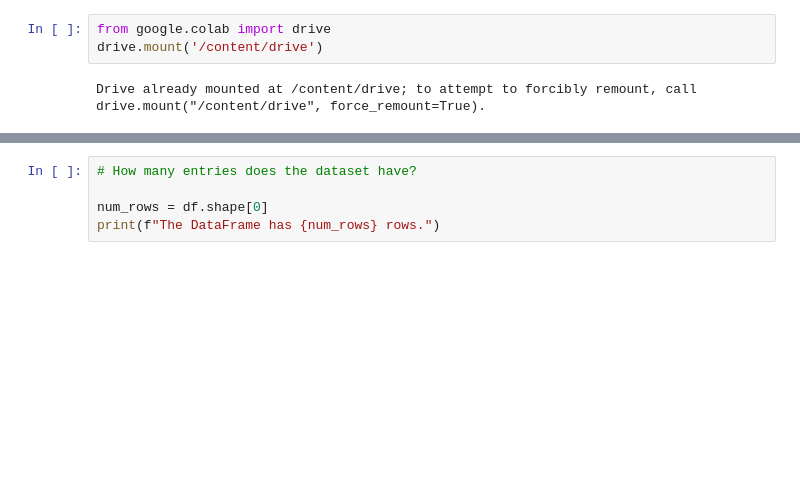
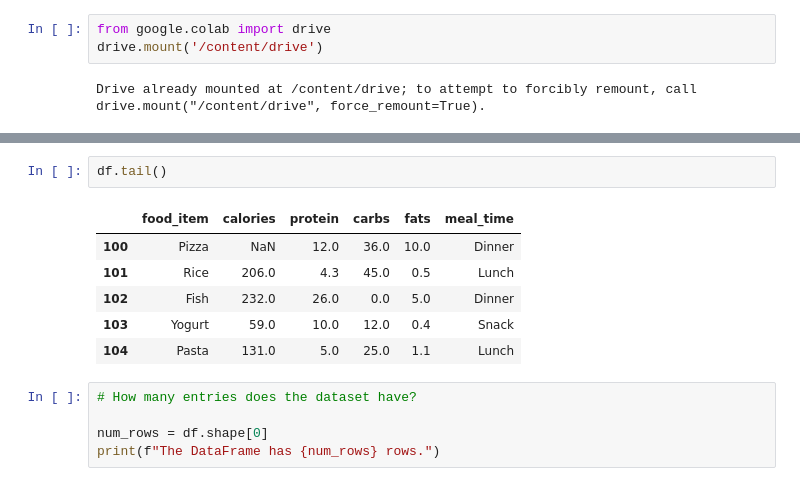
Before and after one commit to zpsy-hub/Data-Mining-Principles, a Jupyter notebook: Data_Mining_Practice_Activities.ipynb, the cells around one changed output, grey strips where cells are left out. Saved outputs shown, nothing was run; the diff lists cells and outputs as text; blank space fills up the shorter version.

```diff
--- a/Data_Mining_Practice_Activities.ipynb
+++ b/Data_Mining_Practice_Activities.ipynb
@@ -46,3 +46,12 @@ print(df.head())
+# %%
+df.tail()
+# %% [output]
+|  | food_item | calories | protein | carbs | fats | meal_time |
+| 100 | Pizza | NaN | 12.0 | 36.0 | 10.0 | Dinner |
+| 101 | Rice | 206.0 | 4.3 | 45.0 | 0.5 | Lunch |
+| 102 | Fish | 232.0 | 26.0 | 0.0 | 5.0 | Dinner |
+| 103 | Yogurt | 59.0 | 10.0 | 12.0 | 0.4 | Snack |
+| 104 | Pasta | 131.0 | 5.0 | 25.0 | 1.1 | Lunch |
 # %%
 # How many entries does the dataset have?
 
```
Also changed, not shown: parts of 7 cells of this notebook.
